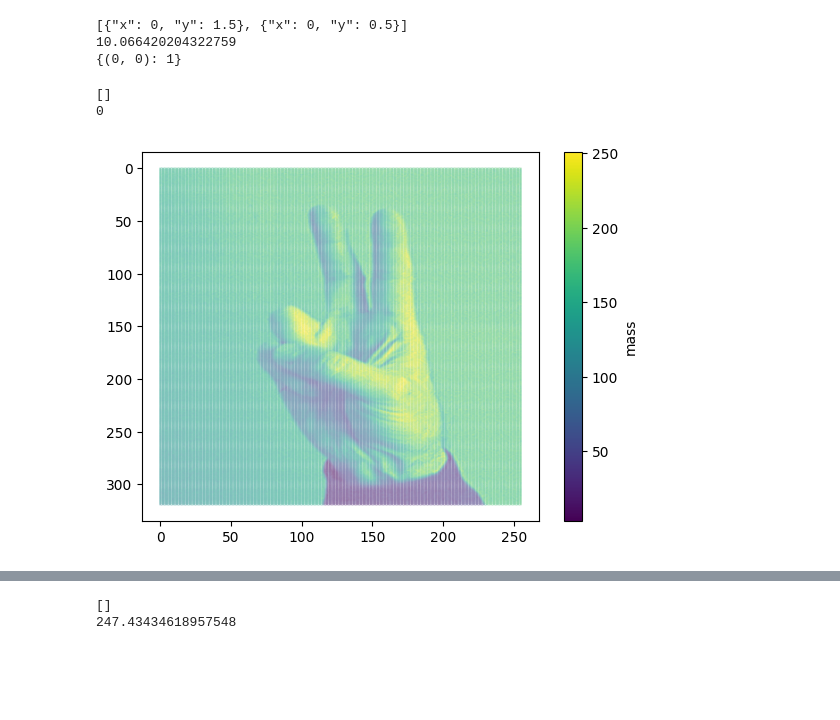
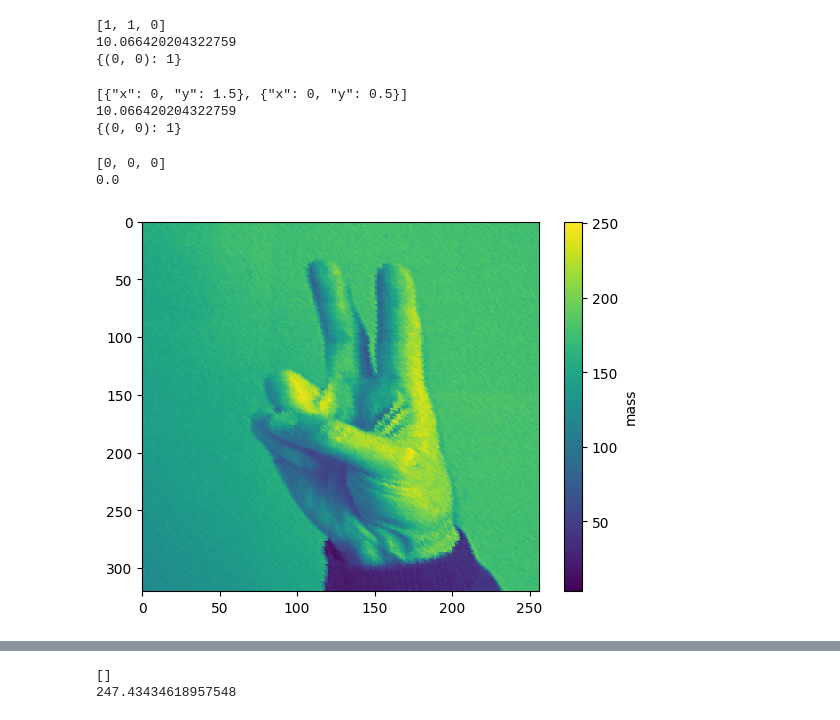
Before and after one commit to ethanyc04/csplus-ot, a Jupyter notebook: barycenter_testing.ipynb, the cells around one changed output, grey strips where cells are left out. Saved outputs shown, nothing was run; the diff lists cells and outputs as text; code cells hidden in the pictures; blank space fills up the shorter version.

Commit message:
updated the way cost is calculated

```diff
--- a/barycenter_testing.ipynb
+++ b/barycenter_testing.ipynb
@@ -390,13 +427,33 @@ qtree.insert(point(0, 0.5, [0, 2, 0]))
 qtree.insert(point(1, -1.5, [0, 0, 1]))
 qtree.killemptychildren()
 
-print(simple_barycenter(qtree, euclid_dist))
+print(simple_barycenter(qtree, euclidean_dist, 3))
 print(cost)
 print(barycenter)
 # %% [output]
-[{"x": 0, "y": 1.5}, {"x": 0, "y": 0.5}]
+[1, 1, 0]
 10.066420204322759
 {(0, 0): 1}
+# %%
+#test old barycenter
+cost = 0
+barycenter = {}
+
+sq = (0, 0, 3)
+sq = square(0, 0, 3)
+qtree = quadtree(sq, 1)
+qtree.insert(point(0, 1.5, [2, 0, 0]))
+qtree.insert(point(0, 0.5, [0, 2, 0]))
+qtree.insert(point(1, -1.5, [0, 0, 1]))
+qtree.killemptychildren()
+
+print(old_simple_barycenter(qtree, euclidean_dist))
+print(cost)
+print(barycenter)
+# %% [output]
+[{"x": 0, "y": 1.5}, {"x": 0, "y": 0.5}]
+10.066420204322759
+{(0, 0): 1}
 # %%
 def plotbarycenter(barycenterdict, point_size, image_size):
     coords = barycenterdict.items()
@@ -414,23 +471,23 @@ def plotbarycenter(barycenterdict, point_size, image_size):
 # %%
 #test on identical images
 
 from PIL import Image
 
 hand0 = np.array(Image.open("testing images/hand0.png")) #load image and get pixel values
-identical_image_points = images_to_points([hand0, hand0, hand0])
+identical_image_points, center = images_to_points([hand0, hand0, hand0])
 
 cost = 0
 barycenter = {}
 sq1_x, sq1_y, sq1_l = getboundingbox(identical_image_points)
 sq1 = square(sq1_x, sq1_y, sq1_l)
 qtree1 = quadtree(sq1, 1)
 for p in identical_image_points:
     qtree1.insert(p)
 qtree1.killemptychildren()
-print(simple_barycenter(qtree1, euclid_dist))
+print(simple_barycenter(qtree1, euclidean_dist, 3))
 print(cost)
-plotbarycenter(barycenter)
+plotbarycenter(barycenter, 100, center)
 # %% [output]
-[]
-0
+[0, 0, 0]
+0.0
-[figure, old version]
+[figure, new version]
```
Also changed, not shown: parts of 5 cells of this notebook.
